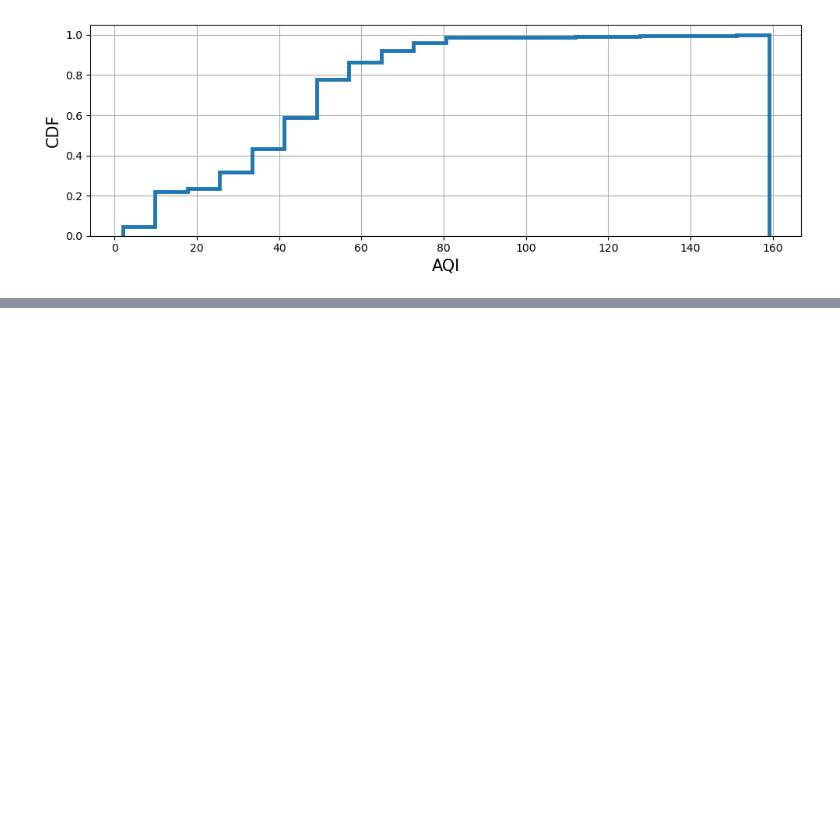
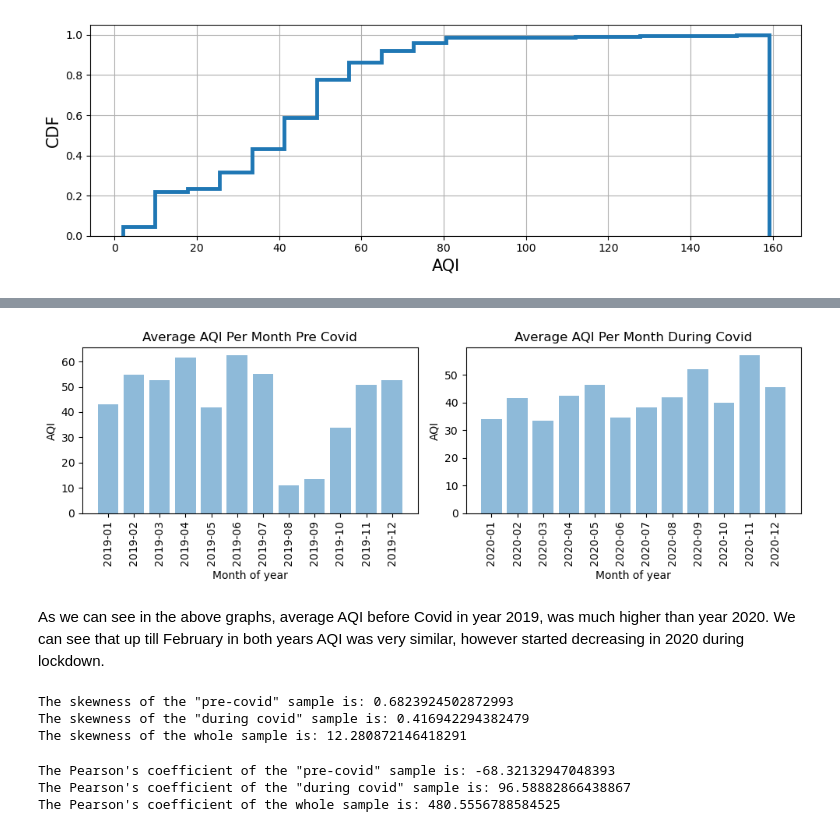
Before and after one commit to rob5194/Module9-Discussion, a Jupyter notebook: CovidStory.ipynb, the cells around one changed output, grey strips where cells are left out. Saved outputs shown, nothing was run; the diff lists cells and outputs as text; code cells hidden in the pictures; blank space fills up the shorter version.

```diff
--- a/CovidStory.ipynb
+++ b/CovidStory.ipynb
@@ -382,0 +422,62 @@ plt.show()
+# %%
+PreCovidAQIMonthly_df = PreCovidAQI_df.drop(['Date','pm25', 'pm10', 'o3', 'no2', 'so2', 'co'], axis=1)
+PreCovidAQIMonthly_df = PreCovidAQIMonthly_df.groupby([PreCovidAQIMonthly_df['YearMonth']]).mean()
+
+PreCovidAQIMonthly_df = PreCovidAQIMonthly_df.rename_axis(['YearMonth']).reset_index()
+#groupby([PreCovidAQI_df['YearMonth']]).mean()
+# %%
+CovidAQIMonthly_df = CovidAQI_df.drop(['Date','pm25', 'pm10', 'o3', 'no2', 'so2', 'co'], axis=1)
+CovidAQIMonthly_df = CovidAQIMonthly_df.groupby([CovidAQIMonthly_df['YearMonth']]).mean()
+
+CovidAQIMonthly_df = CovidAQIMonthly_df.rename_axis(['YearMonth']).reset_index()
+# %%
+#plt.rcParams["figure.figsize"] = [10.00, 3.50]
+plt.subplot(1,2,1)
+default_x_ticks = range(len(PreCovidAQIMonthly_df))
+plt.bar(default_x_ticks, PreCovidAQIMonthly_df['AQI'],align='center', alpha=0.5)
+plt.xticks(default_x_ticks, PreCovidAQIMonthly_df['YearMonth'], rotation='vertical')
+plt.ylabel('AQI')
+plt.xlabel('Month of year')
+plt.title('Average AQI Per Month Pre Covid')
+
+
+plt.subplot(1,2,2)
+default_x_ticks = range(len(CovidAQIMonthly_df))
+plt.bar(default_x_ticks, CovidAQIMonthly_df['AQI'],align='center', alpha=0.5)
+plt.xticks(default_x_ticks, CovidAQIMonthly_df['YearMonth'], rotation='vertical')
+plt.ylabel('AQI')
+plt.xlabel('Month of year')
+plt.title('Average AQI Per Month During Covid')
+plt.show()
+# %% [output]
+[figure, added]
+# %% [markdown]
+As we can see in the above graphs, average AQI before Covid in year 2019, was much higher than year 2020. We can see that up till February in both years AQI was very similar, however started decreasing in 2020 during lockdown.
+# %%
+def skewness(x):
+    res=0
+    m=x.mean()
+    s=x.std()
+    for i in x:
+        res+=(i-m)*(i-m)*(i-m)
+    res/=(len(x)*s*s*s)
+    return res
+
+print ("The skewness of the \"pre-covid\" sample is:", skewness(PreCovidAQI_df.AQI))
+print ("The skewness of the \"during covid\" sample is:", skewness(CovidAQI_df.AQI))
+print ("The skewness of the whole sample is:", skewness(aqi_df.AQI))
+# %% [output]
+The skewness of the "pre-covid" sample is: 0.6823924502872993
+The skewness of the "during covid" sample is: 0.416942294382479
+The skewness of the whole sample is: 12.280872146418291
+# %%
+def pearson(x):
+    return 3*(x.mean()-x.median())*x.std()
+
+print ("The Pearson's coefficient of the \"pre-covid\" sample is:", pearson(PreCovidAQI_df.AQI))
+print ("The Pearson's coefficient of the \"during covid\" sample is:", pearson(CovidAQI_df.AQI))
+print ("The Pearson's coefficient of the whole sample is:", pearson(aqi_df.AQI))
+# %% [output]
+The Pearson's coefficient of the "pre-covid" sample is: -68.32132947048393
+The Pearson's coefficient of the "during covid" sample is: 96.58882866438867
+The Pearson's coefficient of the whole sample is: 480.5556788584525
```
Also changed, not shown: parts of 19 cells of this notebook, 4 other files.
